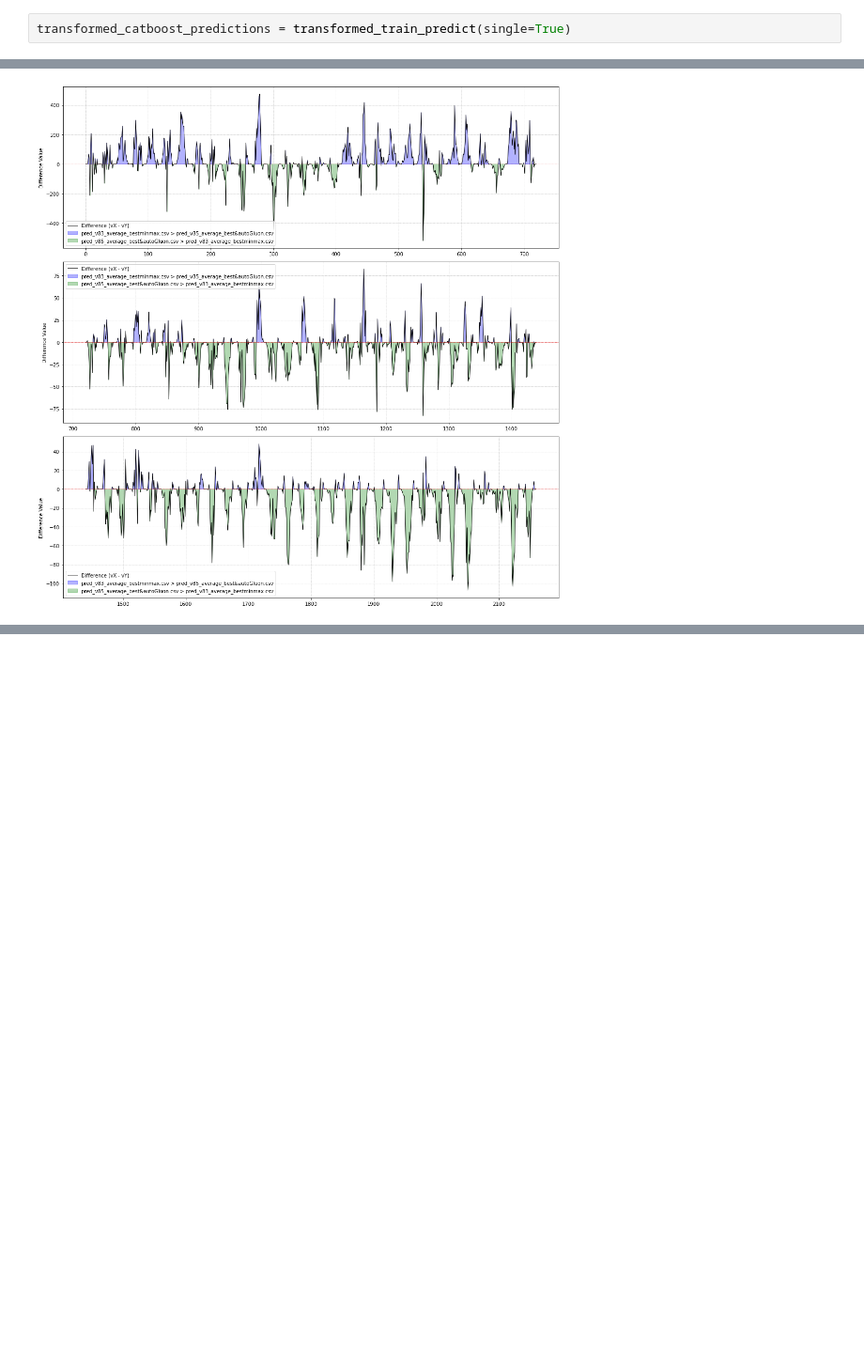
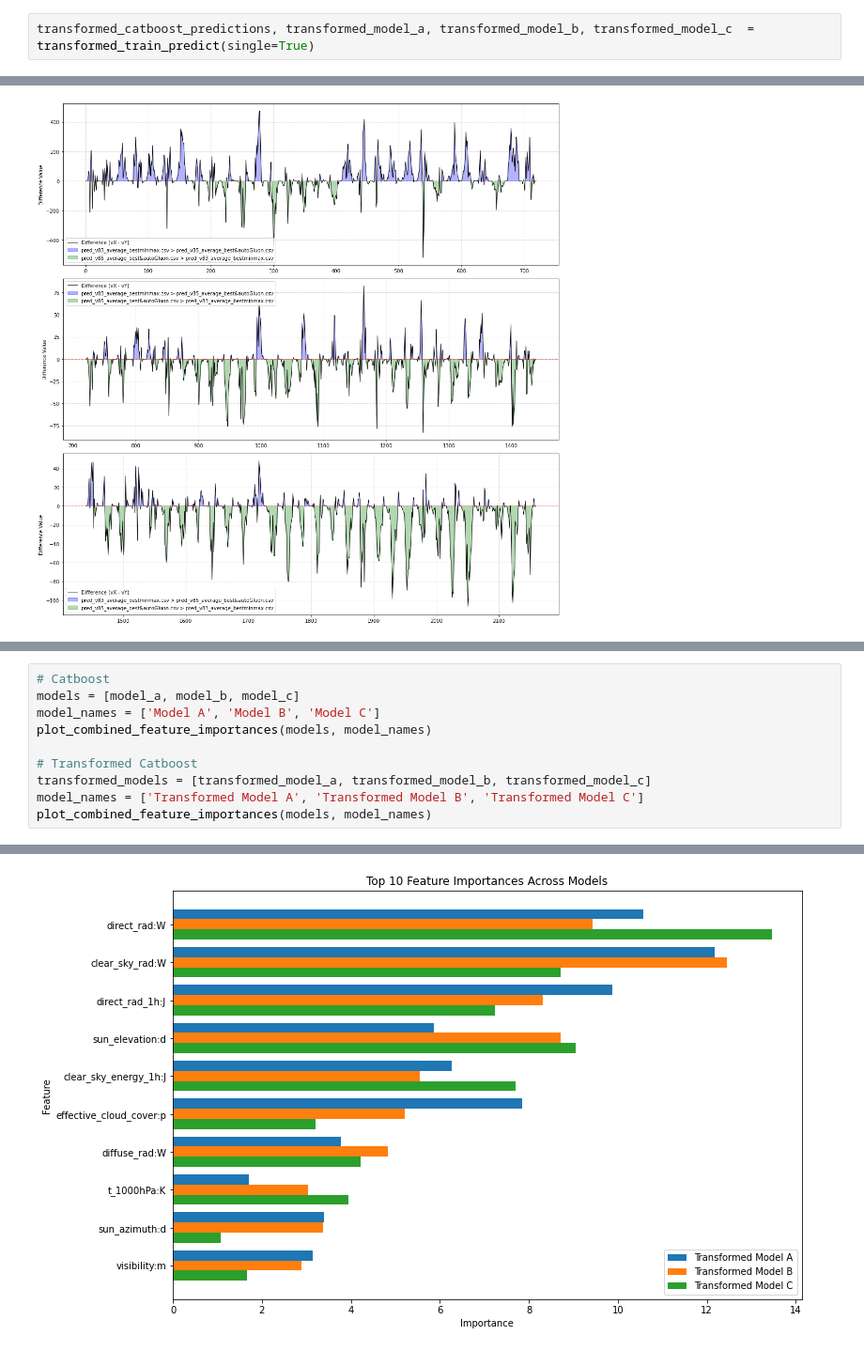
Before and after one commit to J-Ness/Solar-Energy-Production-Forecasting, a Jupyter notebook: data/2_long_notebook.ipynb, the cells around one changed output, grey strips where cells are left out. Shown at 94% size. Cells and saved outputs as stored; diff of their text form; blank space fills up the shorter version.

```diff
--- a/data/2_long_notebook.ipynb
+++ b/data/2_long_notebook.ipynb
@@ -560,2 +664,2 @@ Shrink model to first 997 iterations.
 # %%
-transformed_catboost_predictions = transformed_train_predict(single=True)
+transformed_catboost_predictions, transformed_model_a, transformed_model_b, transformed_model_c  = transformed_train_predict(single=True)
@@ -1073,0 +1077,11 @@ Total residual sum: 113683.67506241024
+# %%
+# Catboost
+models = [model_a, model_b, model_c]
+model_names = ['Model A', 'Model B', 'Model C']
+plot_combined_feature_importances(models, model_names)
+
+# Transformed Catboost
+transformed_models = [transformed_model_a, transformed_model_b, transformed_model_c]
+model_names = ['Transformed Model A', 'Transformed Model B', 'Transformed Model C']
+plot_combined_feature_importances(models, model_names)
+# %% [output]
@@ -1073,0 +1089 @@ Total residual sum: 113683.67506241024
+[figure, added]
```
Also changed, not shown: parts of 72 cells of this notebook, 1 other file.
